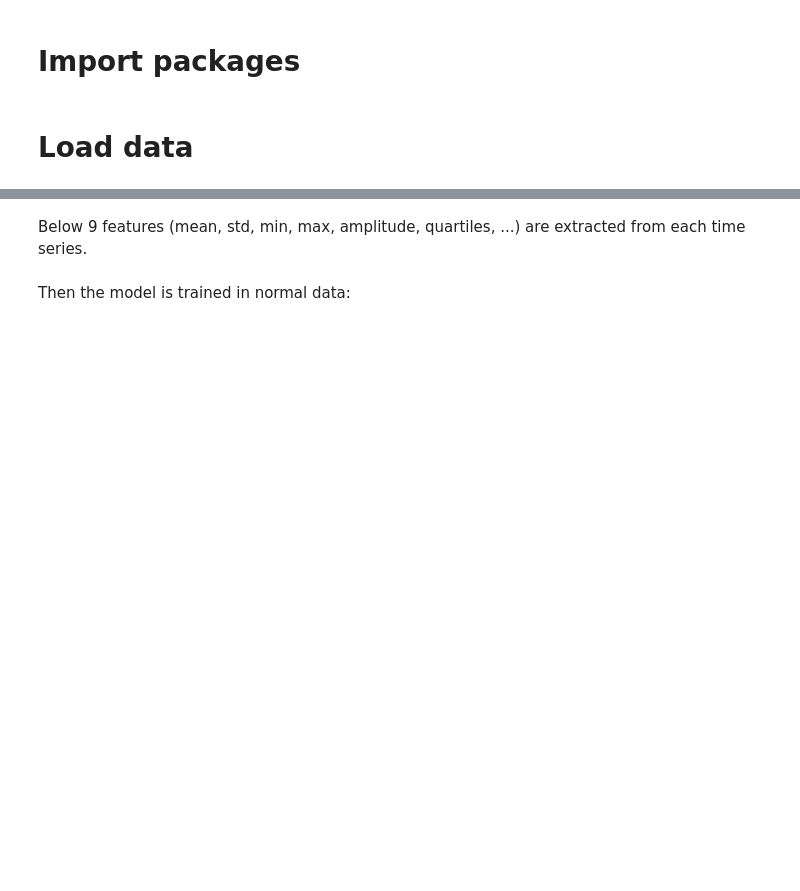
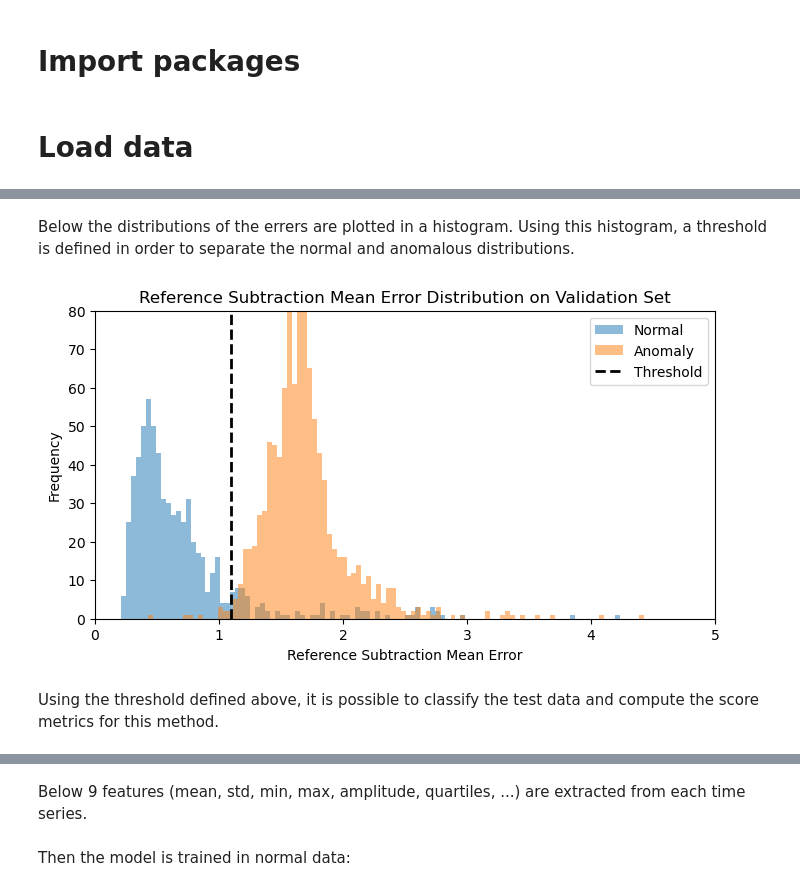
Before and after one commit to felipemattosv/ECG-anomaly-detection, a Jupyter notebook: 3_BaselineModels.ipynb, the cells around one changed output, grey strips where cells are left out. Cells and saved outputs as stored; diff of their text form; code cells hidden in the pictures; blank space fills up the shorter version.

```diff
--- a/3_BaselineModel.ipynb
+++ b/3_BaselineModels.ipynb
@@ -31,0 +45,27 @@ The **Mahalanobis distance** uses summary statistics extracted from the time ser
+# %%
+# Compute the reference medians and IQRs from the training data
+reference_medians, reference_iqrs = compute_reference(train_df[ts_columns])
+
+# Returns the mean error of each of the validation samples
+validation_errors = compute_mean_errors(val_df[ts_columns], reference_medians, reference_iqrs)
+# %% [markdown]
+Below the distributions of the errers are plotted in a histogram. Using this histogram, a threshold is defined in order to separate the normal and anomalous distributions.
+# %%
+labels = val_df['detailedTarget'].map(lambda x: 'Normal' if x == 'Normal' else 'Anomaly')
+normal_mask = labels == 'Normal'
+anomaly_mask = labels == 'Anomaly'
+
+plot_histogram_distributions(
+    title='Reference Subtraction Mean Error Distribution on Validation Set',
+    xlabel='Reference Subtraction Mean Error',
+    points=[validation_errors[normal_mask], validation_errors[anomaly_mask]],
+    labels=['Normal', 'Anomaly'],
+    figsize=(8, 4),
+    xlim=[0, 5],
+    ylim=[0, 80],
+    threshold=1.1
+)
+# %% [output]
+[figure, added]
+# %% [markdown]
+Using the threshold defined above, it is possible to classify the test data and compute the score metrics for this method.
```
Also changed, not shown: parts of 21 cells of this notebook, 1 other file.
